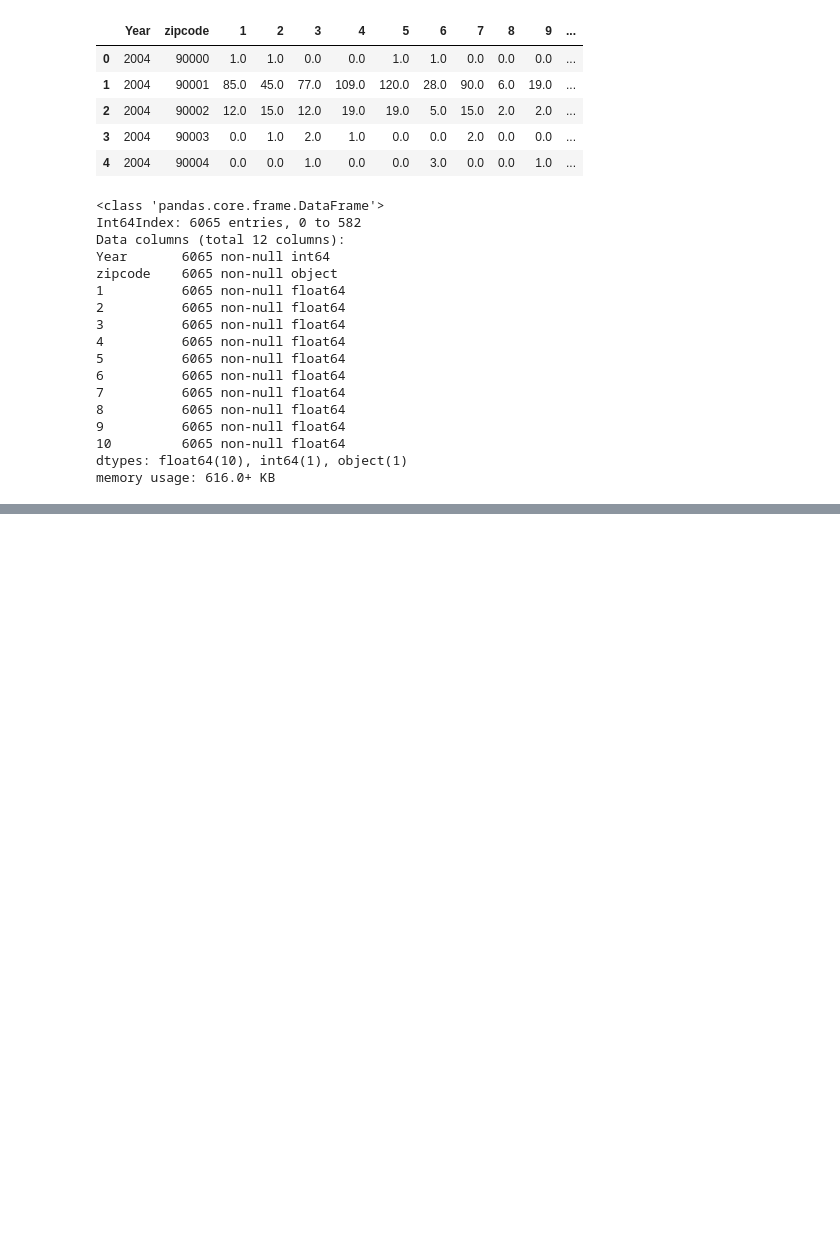
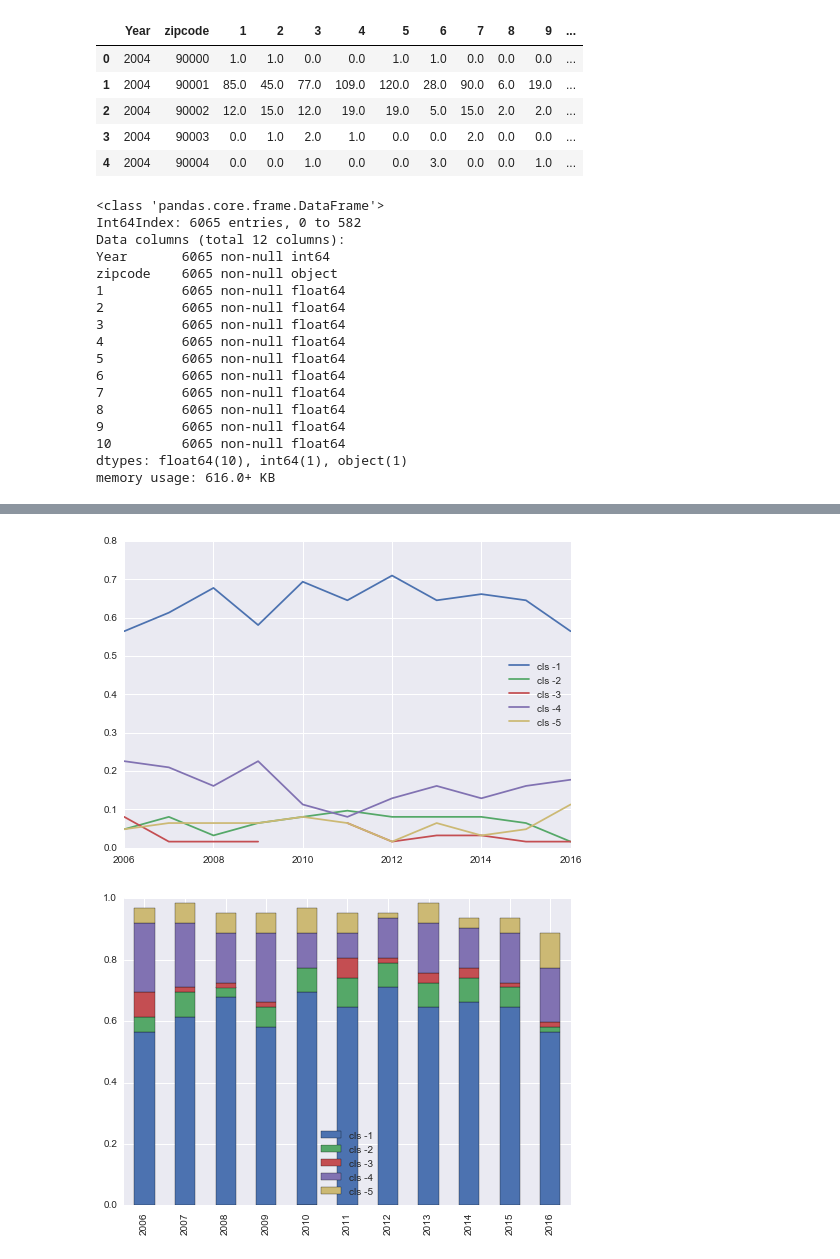
Before and after one commit to livenb/crime_prediction, a Jupyter notebook: compare_city.ipynb, the cells around one changed output, grey strips where cells are left out. Drawn from its saved outputs; the diff is of its cells as text; code cells hidden in the pictures; blank space fills up the shorter version.

```diff
--- a/compare_city.ipynb
+++ b/compare_city.ipynb
@@ -191,0 +283,5 @@ memory usage: 616.0+ KB
+# %%
+nmf_la_based(phdf, lanmf)
+# %% [output]
+[figure, added]
+[figure, added]
```
Also changed, not shown: parts of 21 cells of this notebook, 1 other file.
